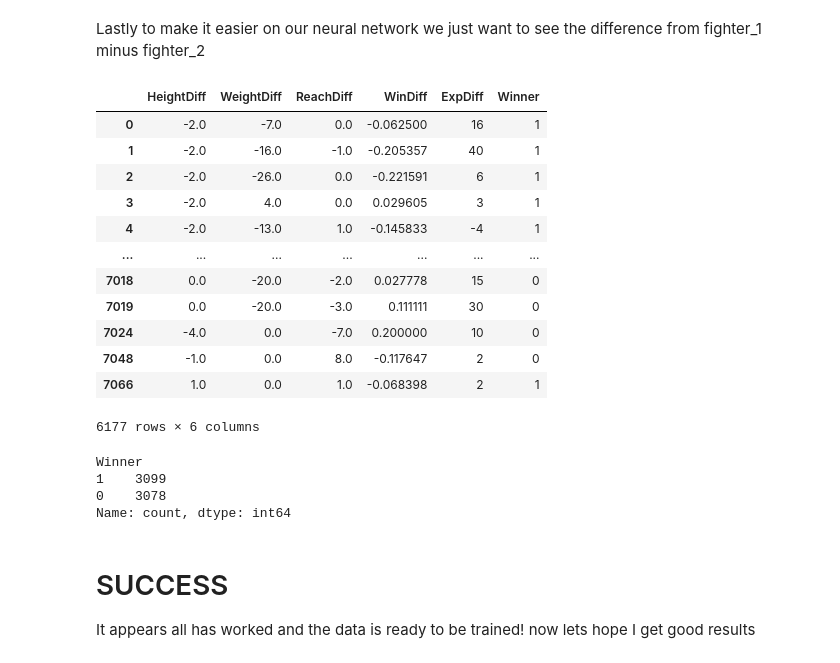
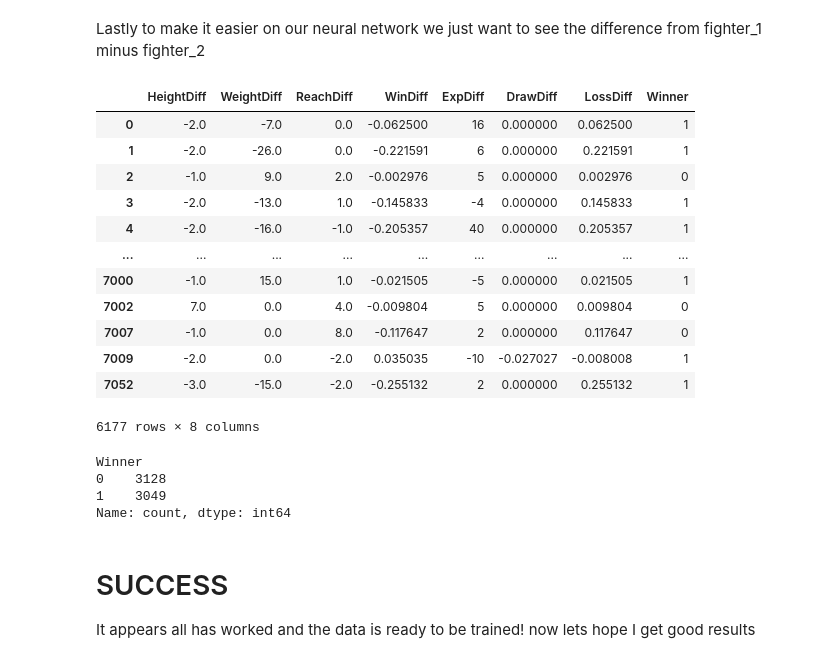
Before and after one commit to johnnystouffer/mma-prediction-analysis, a Jupyter notebook: organizingandcleaning_2.ipynb, the cells around one changed output. Cells and saved outputs as stored; diff of their text form; code cells hidden in the pictures.

```diff
--- a/organizingandcleaning_2.ipynb
+++ b/organizingandcleaning_2.ipynb
@@ -19,6 +19,8 @@ fighters = pd.read_csv('fighters.csv')
 # Win Percentage Calulcations
 fighters['WinPercentage'] = fighters['Win'] / (fighters['Win'] + fighters['Loss'] + fighters['Draw'])
 fighters['Experience'] = fighters['Win'] + fighters['Loss'] + fighters['Draw']
+fighters['DrawPercentage'] = fighters['Draw'] / (fighters['Win'] + fighters['Loss'] + fighters['Draw'])
+fighters['LossPercentage'] = fighters['Loss'] / (fighters['Win'] + fighters['Loss'] + fighters['Draw'])
 # Getting rid of unnecessary columns
 fighters.drop(columns=['Draw', 'Loss', 'Win', 'Nickname'], inplace=True)
 # %%
@@ -237,30 +239,32 @@ WeightDiff = fight_data['WT_1'] - fight_data['WT_2']
 ReachDiff = fight_data['Reach_1'] - fight_data['Reach_2']
 WinDiff = fight_data['WinPercentage_1'] - fight_data['WinPercentage_2']
 ExpDiff = fight_data['Experience_1'] - fight_data['Experience_2']
+DrawDiff = fight_data['DrawPercentage_1'] - fight_data['DrawPercentage_2']
+LossDiff = fight_data['LossPercentage_1'] - fight_data['LossPercentage_2']
 # %%
 final_data = pd.DataFrame({'HeightDiff': HeightDiff, 'WeightDiff': WeightDiff, 'ReachDiff': ReachDiff,
-                           'WinDiff': WinDiff, 'ExpDiff': ExpDiff, 'Winner': fight_data['Winner']})
+                           'WinDiff': WinDiff, 'ExpDiff': ExpDiff, 'DrawDiff': DrawDiff, 'LossDiff':LossDiff, 'Winner': fight_data['Winner']})
 final_data
 # %% [output]
-|  | HeightDiff | WeightDiff | ReachDiff | WinDiff | ExpDiff | Winner |
-| 0 | -2.0 | -7.0 | 0.0 | -0.062500 | 16 | 1 |
-| 1 | -2.0 | -16.0 | -1.0 | -0.205357 | 40 | 1 |
-| 2 | -2.0 | -26.0 | 0.0 | -0.221591 | 6 | 1 |
-| 3 | -2.0 | 4.0 | 0.0 | 0.029605 | 3 | 1 |
-| 4 | -2.0 | -13.0 | 1.0 | -0.145833 | -4 | 1 |
-| ... | ... | ... | ... | ... | ... | ... |
-| 7018 | 0.0 | -20.0 | -2.0 | 0.027778 | 15 | 0 |
-| 7019 | 0.0 | -20.0 | -3.0 | 0.111111 | 30 | 0 |
-| 7024 | -4.0 | 0.0 | -7.0 | 0.200000 | 10 | 0 |
-| 7048 | -1.0 | 0.0 | 8.0 | -0.117647 | 2 | 0 |
-| 7066 | 1.0 | 0.0 | 1.0 | -0.068398 | 2 | 1 |
+|  | HeightDiff | WeightDiff | ReachDiff | WinDiff | ExpDiff | DrawDiff | LossDiff | Winner |
+| 0 | -2.0 | -7.0 | 0.0 | -0.062500 | 16 | 0.000000 | 0.062500 | 1 |
+| 1 | -2.0 | -26.0 | 0.0 | -0.221591 | 6 | 0.000000 | 0.221591 | 1 |
+| 2 | -1.0 | 9.0 | 2.0 | -0.002976 | 5 | 0.000000 | 0.002976 | 0 |
+| 3 | -2.0 | -13.0 | 1.0 | -0.145833 | -4 | 0.000000 | 0.145833 | 1 |
+| 4 | -2.0 | -16.0 | -1.0 | -0.205357 | 40 | 0.000000 | 0.205357 | 1 |
+| ... | ... | ... | ... | ... | ... | ... | ... | ... |
+| 7000 | -1.0 | 15.0 | 1.0 | -0.021505 | -5 | 0.000000 | 0.021505 | 1 |
+| 7002 | 7.0 | 0.0 | 4.0 | -0.009804 | 5 | 0.000000 | 0.009804 | 0 |
+| 7007 | -1.0 | 0.0 | 8.0 | -0.117647 | 2 | 0.000000 | 0.117647 | 0 |
+| 7009 | -2.0 | 0.0 | -2.0 | 0.035035 | -10 | -0.027027 | -0.008008 | 1 |
+| 7052 | -3.0 | -15.0 | -2.0 | -0.255132 | 2 | 0.000000 | 0.255132 | 1 |
-6177 rows × 6 columns
+6177 rows × 8 columns
 # %%
 final_data['Winner'].value_counts()
 # %% [output]
 Winner
-1    3099
-0    3078
+0    3128
+1    3049
 Name: count, dtype: int64
 # %%
 final_data.to_csv('ufc_fights.csv', index=False)
```
Also changed, not shown: parts of 8 cells of this notebook, 2 other files.
